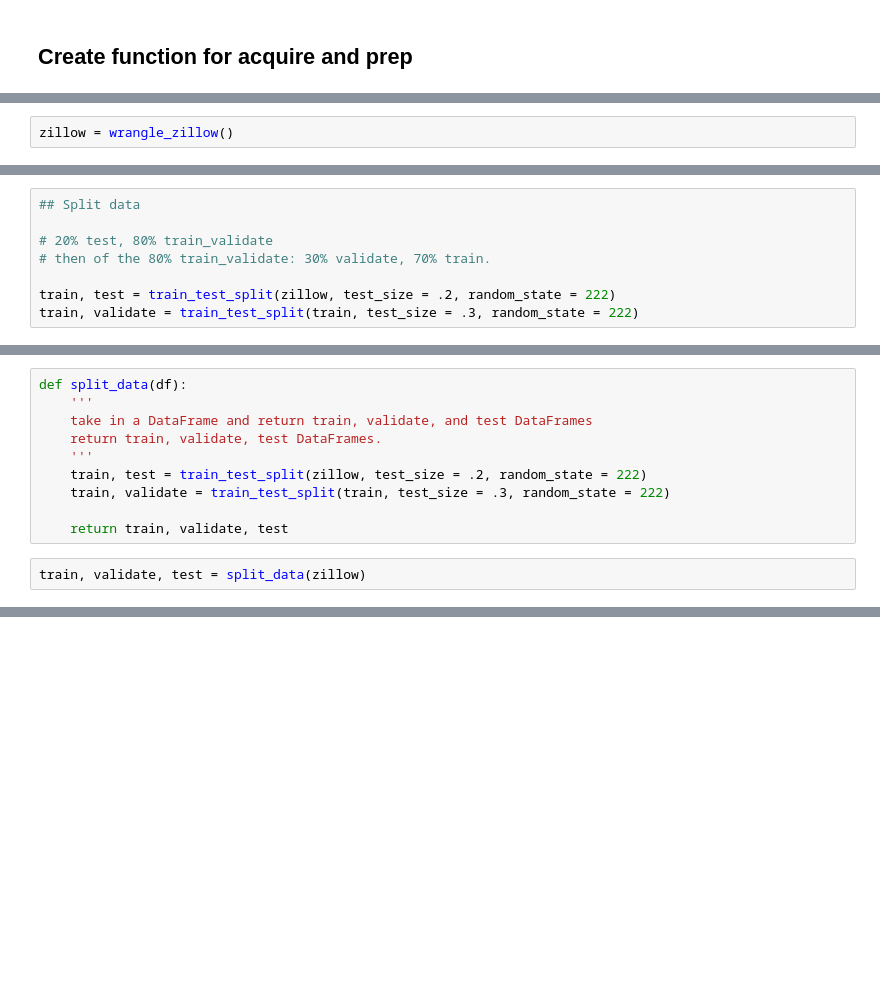
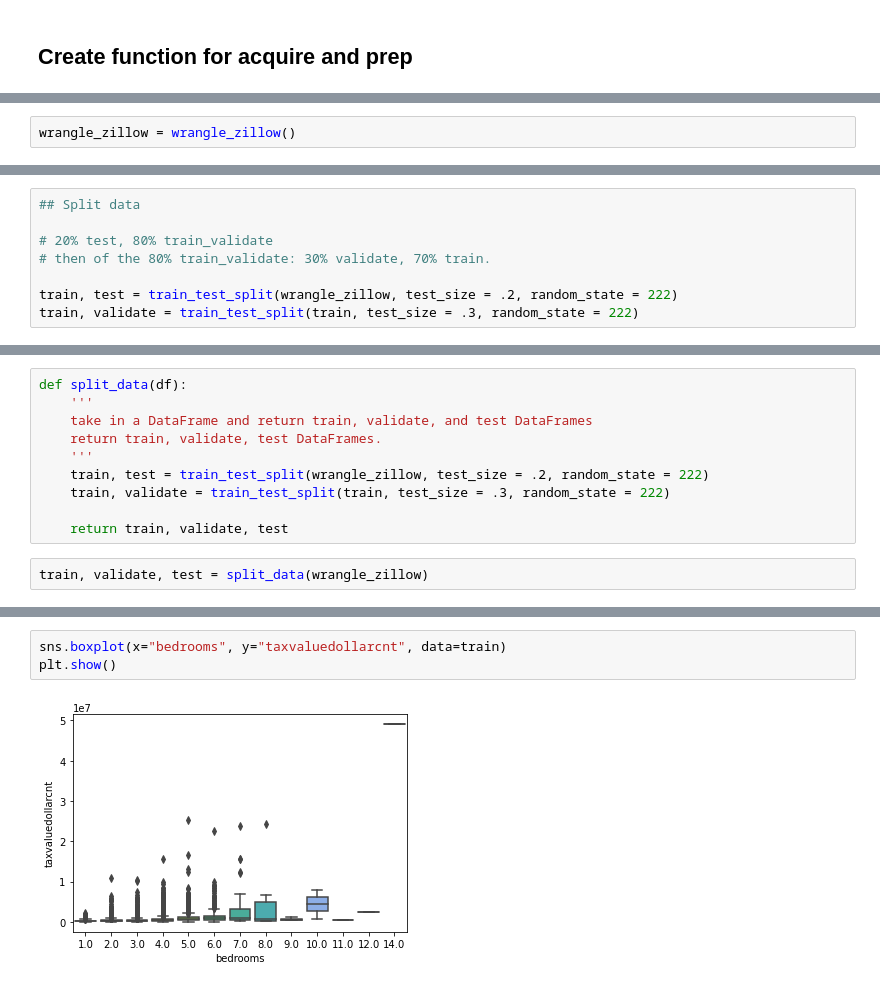
Before and after one commit to KristineCabanela/regression-project, a Jupyter notebook: wrangle.ipynb, the cells around one changed output, grey strips where cells are left out. Drawn from its saved outputs; the diff is of its cells as text; blank space fills up the shorter version.

```diff
--- a/wrangle.ipynb
+++ b/wrangle.ipynb
@@ -282,4 +282,4 @@ def wrangle_zillow():
 
     return df
 # %%
-zillow = wrangle_zillow()
+wrangle_zillow = wrangle_zillow()
@@ -299,7 +328,7 @@ zillow.shape
 # 20% test, 80% train_validate
 # then of the 80% train_validate: 30% validate, 70% train.
 
-train, test = train_test_split(zillow, test_size = .2, random_state = 222)
+train, test = train_test_split(wrangle_zillow, test_size = .2, random_state = 222)
 train, validate = train_test_split(train, test_size = .3, random_state = 222)
 # %%
 # Validate my split.
@@ -313,12 +346,12 @@ def split_data(df):
     take in a DataFrame and return train, validate, and test DataFrames
     return train, validate, test DataFrames.
     '''
-    train, test = train_test_split(zillow, test_size = .2, random_state = 222)
+    train, test = train_test_split(wrangle_zillow, test_size = .2, random_state = 222)
     train, validate = train_test_split(train, test_size = .3, random_state = 222)
 
     return train, validate, test
 # %%
-train, validate, test = split_data(zillow)
+train, validate, test = split_data(wrangle_zillow)
 # %%
 print(f'train -> {train.shape}')
 print(f'validate -> {validate.shape}')
@@ -354,0 +400,5 @@ train.shape
+# %%
+sns.boxplot(x="bedrooms", y="taxvaluedollarcnt", data=train)
+plt.show()
+# %% [output]
+[figure, added]
```
Also changed, not shown: parts of 21 cells of this notebook.
